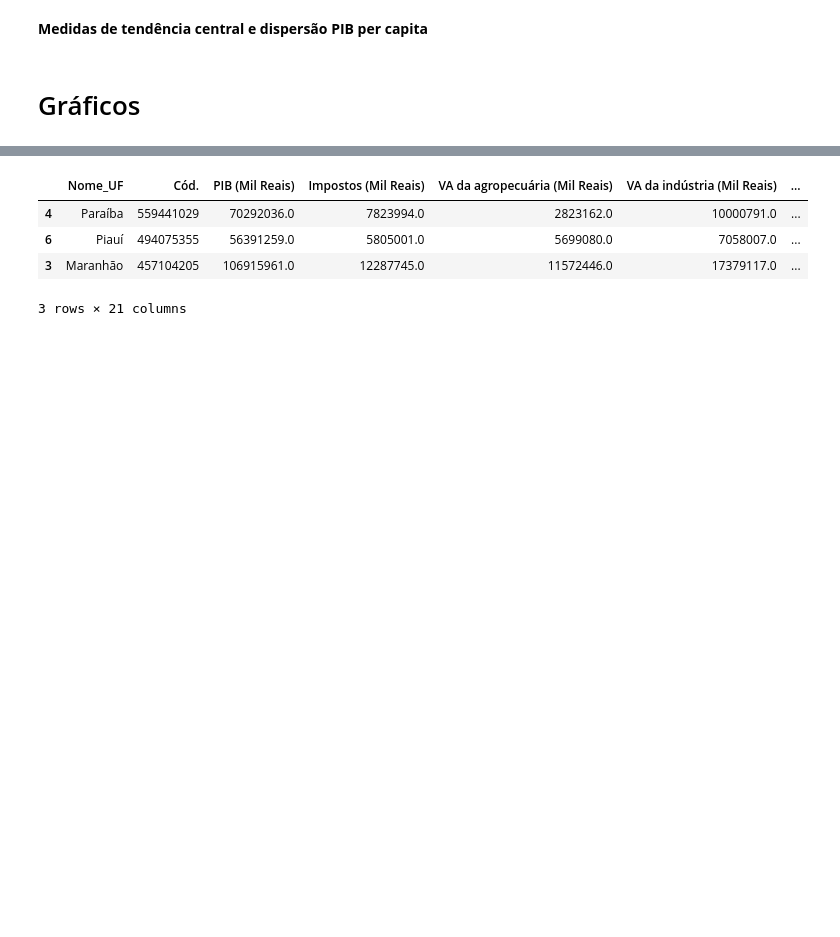
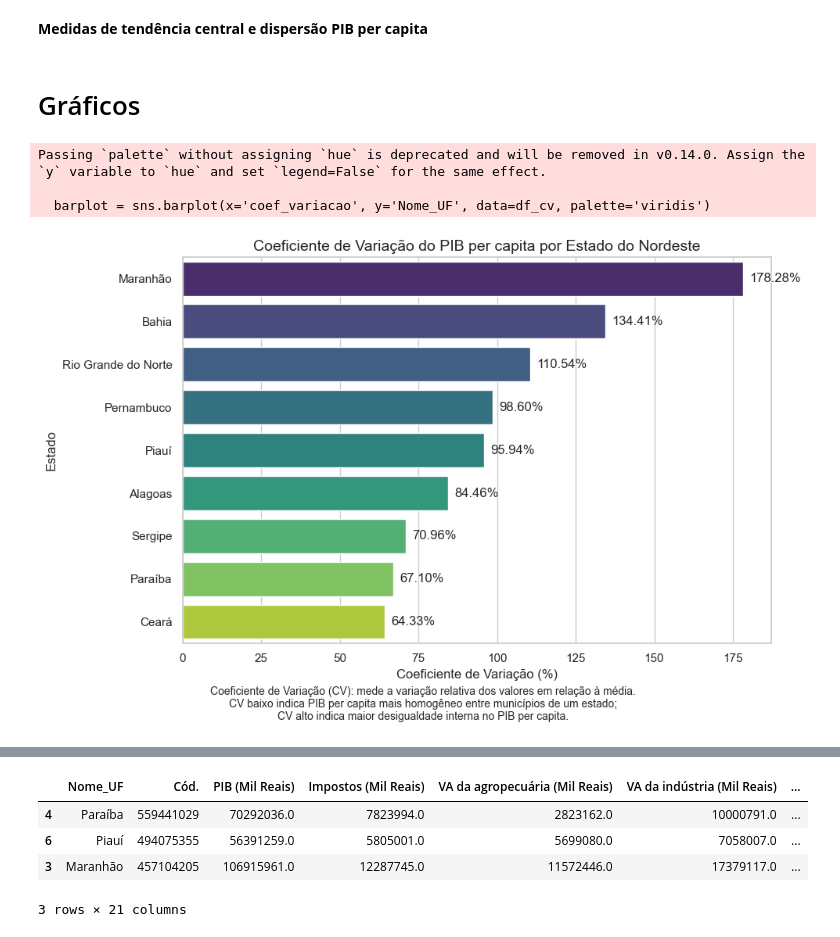
Before and after one commit to duddanobre/sidra-nordeste, a Jupyter notebook: nordeste.ipynb, the cells around one changed output, grey strips where cells are left out. Cells and saved outputs as stored; diff of their text form; code cells hidden in the pictures; blank space fills up the shorter version.

```diff
--- a/nordeste.ipynb
+++ b/nordeste.ipynb
@@ -179,6 +326,40 @@ df_nordeste_teste
 **Medidas de tendência central e dispersão PIB per capita**
 # %% [markdown]
 # Gráficos
+# %%
+import pandas as pd
+import matplotlib.pyplot as plt
+import seaborn as sns
+
+df_cv = pd.DataFrame(df_nordeste_teste['coef_variacao'])
+df_cv = df_cv.reset_index()
+
+sns.set_theme(style='whitegrid')
+
+plt.figure(figsize=(10,6))
+barplot = sns.barplot(x='coef_variacao', y='Nome_UF', data=df_cv, palette='viridis')
+
+plt.title('Coeficiente de Variação do PIB per capita por Estado do Nordeste', fontsize=14)
+plt.xlabel('Coeficiente de Variação (%)', fontsize=12)
+plt.ylabel('Estado', fontsize=12)
+
+for index, value in enumerate(df_cv['coef_variacao']):
+    plt.text(value + 2, index, f'{value:.2f}%', va='center')
+
+# Adiciona legenda explicativa embaixo do gráfico
+plt.figtext(0.5, -0.05,
+            "Coeficiente de Variação (CV): mede a variação relativa dos valores em relação à média.\n"
+            "CV baixo indica PIB per capita mais homogêneo entre municípios de um estado;\n"
+            "CV alto indica maior desigualdade interna no PIB per capita.",
+            wrap=True, horizontalalignment='center', fontsize=10)
+
+plt.tight_layout()
+plt.show()
+# %% [output]
+Passing `palette` without assigning `hue` is deprecated and will be removed in v0.14.0. Assign the `y` variable to `hue` and set `legend=False` for the same effect.
+
+  barplot = sns.barplot(x='coef_variacao', y='Nome_UF', data=df_cv, palette='viridis')
+[figure, added]
 # %%
 #estado
 df_ordenado = df_uf_agrupado.sort_values(by='PIB per capita (UF)', ascending=False)
```
Also changed, not shown: parts of 10 cells of this notebook.
